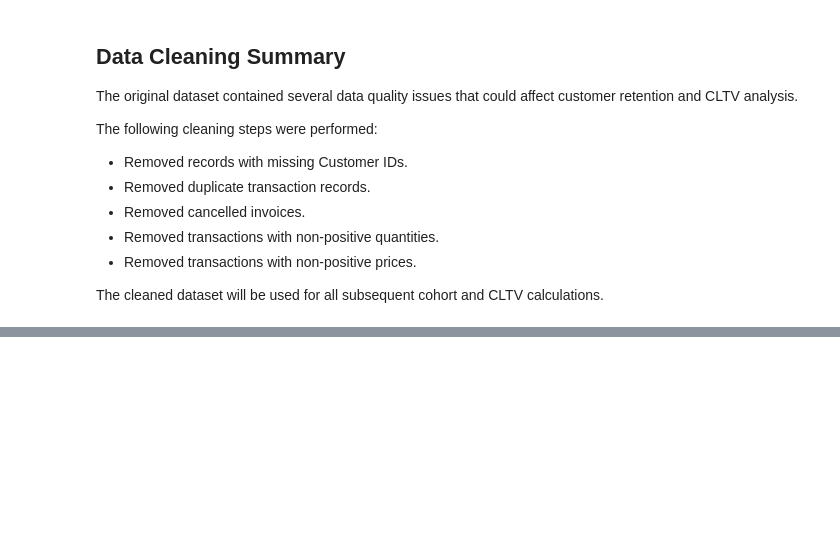
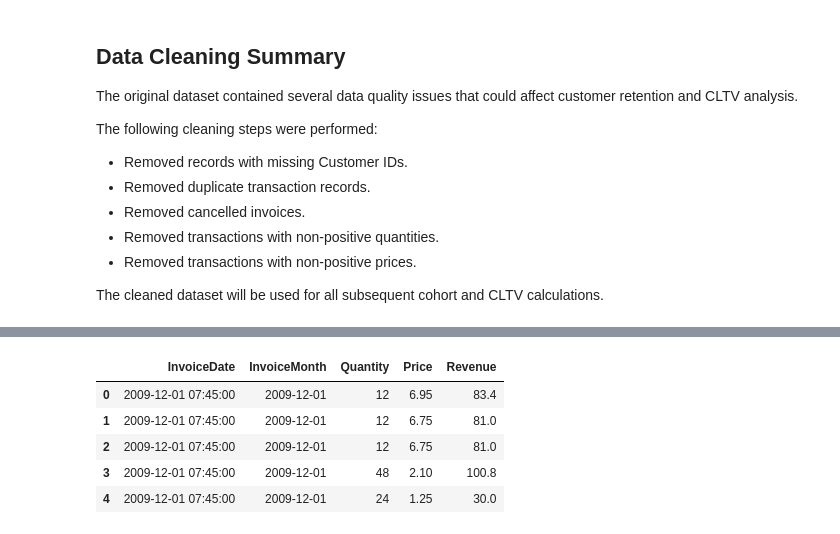
Before and after one commit to Tamoze/SaaS-ECommerce-Cohort-Retention-CLTV-Analysis, a Jupyter notebook: notebooks/week1-datacleaning.ipynb, the cells around one changed output, grey strips where cells are left out. Saved outputs shown, nothing was run; the diff lists cells and outputs as text; code cells hidden in the pictures; blank space fills up the shorter version.

Commit message:
Add revenue and monthly transaction fields

```diff
--- a/notebooks/week1-datacleaning.ipynb
+++ b/notebooks/week1-datacleaning.ipynb
@@ -300,3 +300,9 @@ The following cleaning steps were performed:
 - Removed transactions with non-positive prices.
 
 The cleaned dataset will be used for all subsequent cohort and CLTV calculations.
+# %%
+# Convert InvoiceDate from text/object format to datetime format
+clean_df["InvoiceDate"] = pd.to_datetime(
+    clean_df["InvoiceDate"],
+    errors="coerce"
+)
@@ -302,0 +320,5 @@ The cleaned dataset will be used for all subsequent cohort and CLTV calculations
+# %%
+# Calculate revenue generated by each transaction row
+clean_df["Revenue"] = (
+    clean_df["Quantity"] * clean_df["Price"]
+)
@@ -302,0 +336,24 @@ The cleaned dataset will be used for all subsequent cohort and CLTV calculations
+# %%
+# Extract the calendar month of each transaction
+clean_df["InvoiceMonth"] = (
+    clean_df["InvoiceDate"]
+    .dt.to_period("M")
+    .dt.to_timestamp()
+)
+# %%
+clean_df[
+    [
+        "InvoiceDate",
+        "InvoiceMonth",
+        "Quantity",
+        "Price",
+        "Revenue"
+    ]
+].head()
+# %% [output]
+|  | InvoiceDate | InvoiceMonth | Quantity | Price | Revenue |
+| 0 | 2009-12-01 07:45:00 | 2009-12-01 | 12 | 6.95 | 83.4 |
+| 1 | 2009-12-01 07:45:00 | 2009-12-01 | 12 | 6.75 | 81.0 |
+| 2 | 2009-12-01 07:45:00 | 2009-12-01 | 12 | 6.75 | 81.0 |
+| 3 | 2009-12-01 07:45:00 | 2009-12-01 | 48 | 2.10 | 100.8 |
+| 4 | 2009-12-01 07:45:00 | 2009-12-01 | 24 | 1.25 | 30.0 |
```
Also changed, not shown: parts of 6 cells of this notebook.
